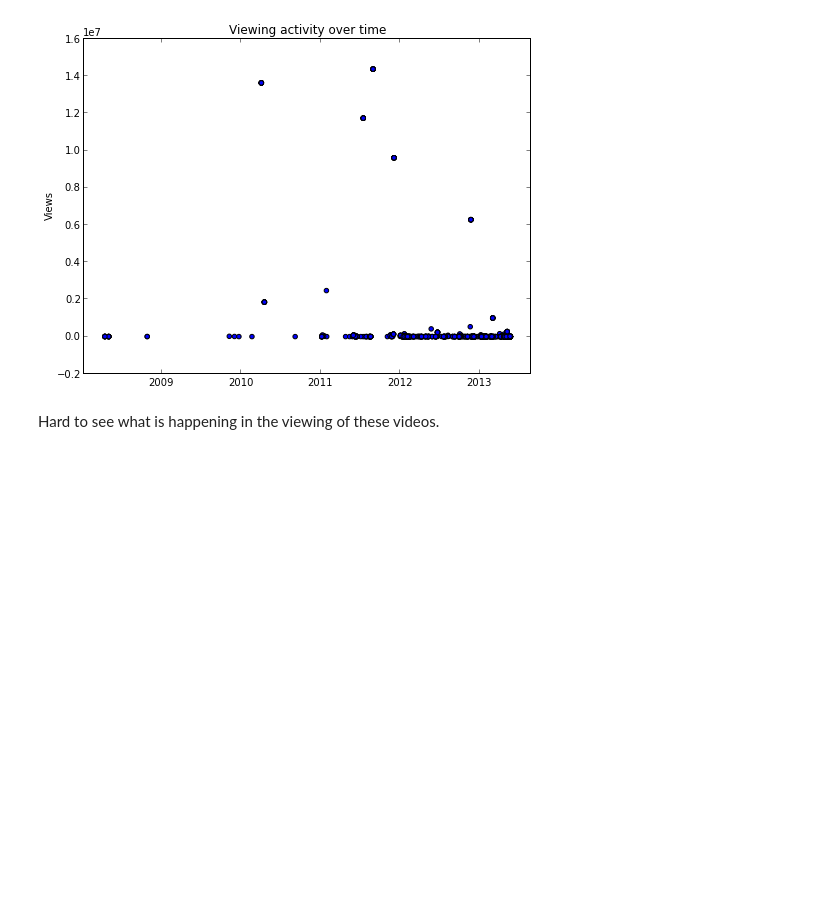
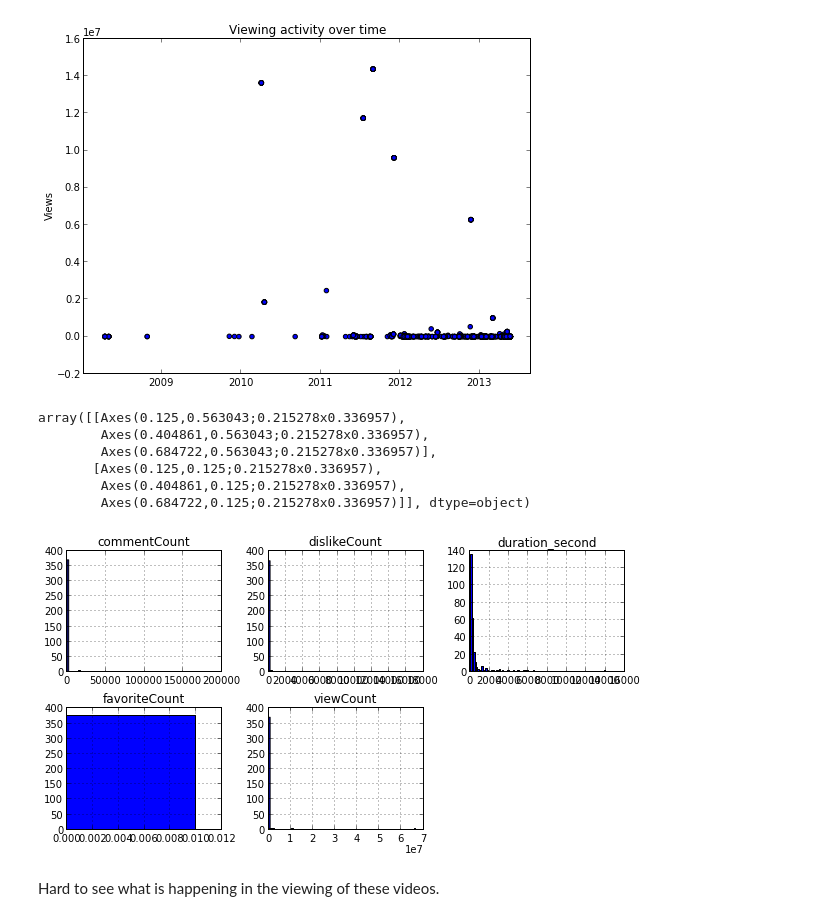
Before and after one commit to rian39/mirroring, a Jupyter notebook: Anonymous_youtube.ipynb, the cells around one changed output. Saved outputs shown, nothing was run; the diff lists cells and outputs as text; code cells hidden in the pictures; blank space fills up the shorter version.

```diff
--- a/Anonymous_youtube.ipynb
+++ b/Anonymous_youtube.ipynb
@@ -405,2 +494,15 @@ top_views.head()
+# %%
+df_am.columns
+# df_am.commentCount.astype('int64').hist()
+
+df_am[['commentCount', 'dislikeCount', 'favoriteCount', 'viewCount', 'duration_second']].astype('int64').hist(bins=100)
+# %% [output]
+array([[Axes(0.125,0.563043;0.215278x0.336957),
+        Axes(0.404861,0.563043;0.215278x0.336957),
+        Axes(0.684722,0.563043;0.215278x0.336957)],
+       [Axes(0.125,0.125;0.215278x0.336957),
+        Axes(0.404861,0.125;0.215278x0.336957),
+        Axes(0.684722,0.125;0.215278x0.336957)]], dtype=object)
+[figure, added]
 # %% [markdown]
 Hard to see what is happening in the viewing of these videos.
```
Also changed, not shown: parts of 27 cells of this notebook, 4 other files.
